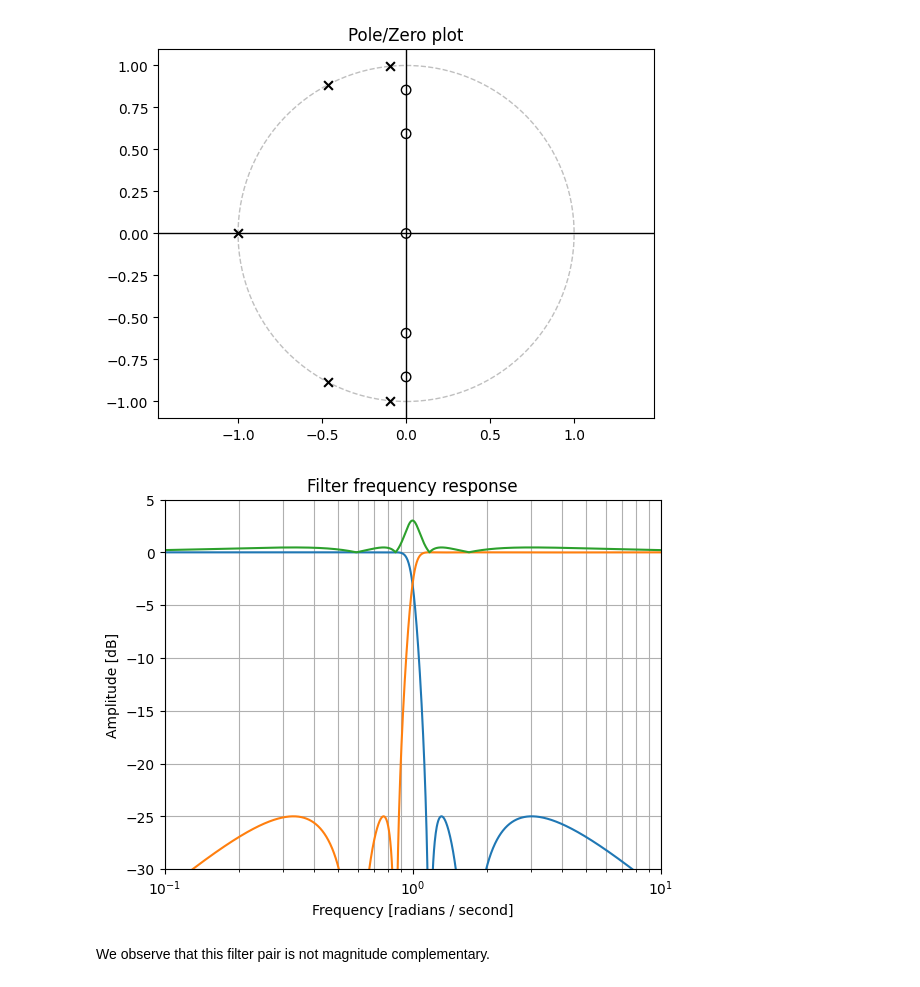
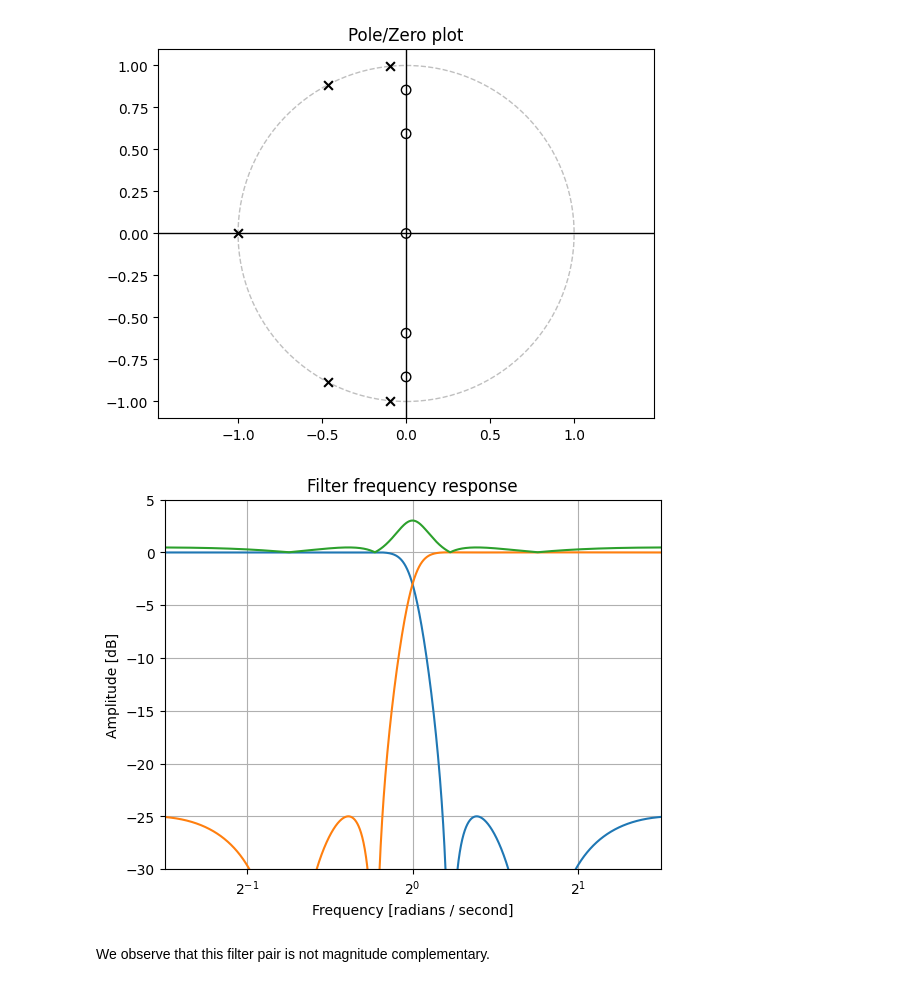
Before and after one commit to raphaelw/filter-design, a Jupyter notebook: examples/linkwitz-riley.ipynb, the cells around one changed output. Saved outputs shown, nothing was run; the diff lists cells and outputs as text; code cells hidden in the pictures.

Commit message:
base 2 plots

```diff
--- a/examples/linkwitz-riley.ipynb
+++ b/examples/linkwitz-riley.ipynb
@@ -19,7 +19,7 @@ from filterdesign import filterplot
 # %%
 order = 5
 stopband_attenuation = 25 #dB
-w = np.logspace(-1, 1, 2000, base=10.0)
+w = np.logspace(-1.5, 1.5, 2000, base=2.0)
 # %% [markdown]
 $$
   	H_1(s) = \underbrace{\frac{P_1(s)}{P(s)}}_{G_1(s)} \cdot \frac{P_1(-s)}{P(s)} = G_1^2(s)
@@ -44,22 +44,22 @@ filterplot.pole_zero_plot(G2, unitcircle=True)
 # %%
 _, g1 = signal.freqs_zpk(*G1, worN=w)
 plt.semilogx(w, 20 * np.log10(abs(g1)))
 
 _, g2 = signal.freqs_zpk(*G2, worN=w)
 plt.semilogx(w, 20 * np.log10(abs(g2)))
 
-plt.semilogx(w, 20 * np.log10(abs(g1)+abs(g2)))
+plt.semilogx(w, 20 * np.log10(abs(g1)+abs(g2)), base=2)
 
 plt.title("Filter frequency response")
 plt.xlabel("Frequency [radians / second]")
 plt.ylabel("Amplitude [dB]")
 plt.margins(0, 0.1)
 plt.ylim(-30,5)
 plt.grid(which="both", axis="both")
 # plt.axvline(100, color='green') # cutoff frequency
 plt.show()
 # %% [output]
-[figure, old version]
+[figure, new version]
 # %% [markdown]
 We observe that this filter pair is not magnitude complementary.
 # %%
```
Also changed, not shown: parts of 1 cell of this notebook.
